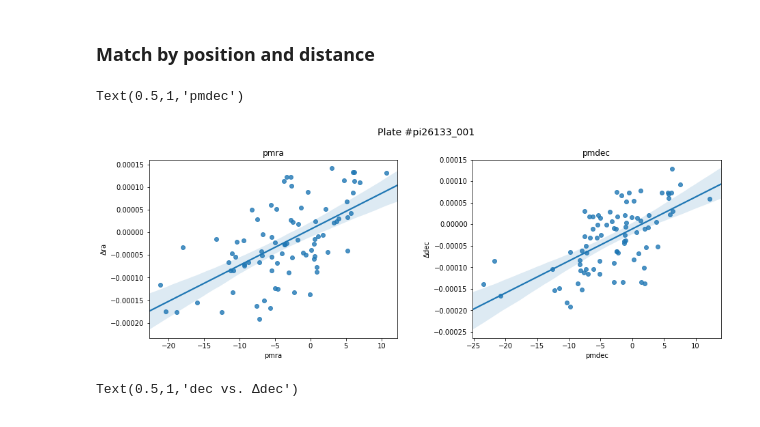
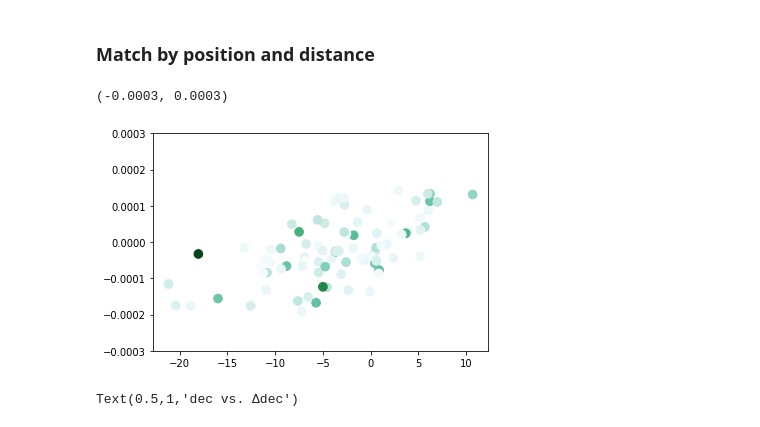
Before and after one commit to oliang2000/yerkes-plate-digitization, a Jupyter notebook: APT.ipynb, the cells around one changed output. Saved outputs shown, nothing was run; the diff lists cells and outputs as text; code cells hidden in the pictures.

```diff
--- a/APT.ipynb
+++ b/APT.ipynb
@@ -148,7 +227,7 @@ df = pd.DataFrame(columns=['ra','dec','phot_bp_mean_mag','pmra','pmdec',\
 dist = scipy.spatial.distance.cdist(df_apt[['CentroidRA', 'CentroidDec']], df_gaia[['ra', 'dec']])
 dist_mag = scipy.spatial.distance.cdist(df_apt[['Magnitude']], df_gaia[['mag_mod']])
 
-tdist = dist*1+dist_mag*0
+tdist = dist*1+dist_mag*0.0
 
 min_dist = np.argmin(tdist, axis=1)
 
@@ -179,18 +258,16 @@ df['Δmag'] = df.apply(lambda row: row.Magnitude - row.phot_bp_mean_mag, axis =
 
 #subset
 df_filtered = df.query('diff<0.0002')
-# %%
-fig = plt.figure(figsize=(15,5))
-title = fig.suptitle("Plate #pi26133_001", fontsize=14)
-fig.subplots_adjust(top=0.85, wspace=0.3, hspace=0.5)
-
-ax1 = fig.add_subplot(1,2,1)
-sns.regplot('pmra','Δra',data=df_filtered).set_title('pmra')
-ax2 = fig.add_subplot(1,2,2)
-sns.regplot('pmdec','Δdec',data=df_filtered).set_title('pmdec')
-# %% [output]
-Text(0.5,1,'pmdec')
-[figure, removed]
+# %%
+points = plt.scatter(df_filtered["pmra"], df_filtered["Δra"],
+                     c=df_filtered["dist_mag"], s=75, cmap="BuGn")
+axes = plt.gca()
+axes.set_ylim([-0.0003,0.0003])
+
+#sns.regplot('pmra','Δra',c = 'dist_mag',data=df_filtered).set_title('pmra')
+# %% [output]
+(-0.0003, 0.0003)
+[figure, added]
 # %%
 fig = plt.figure(figsize=(15,10))
 title = fig.suptitle("Plate #pi26133_001,  dist*0.9+dist_mag*0.1", fontsize=14)
```
Also changed, not shown: parts of 8 cells of this notebook.
